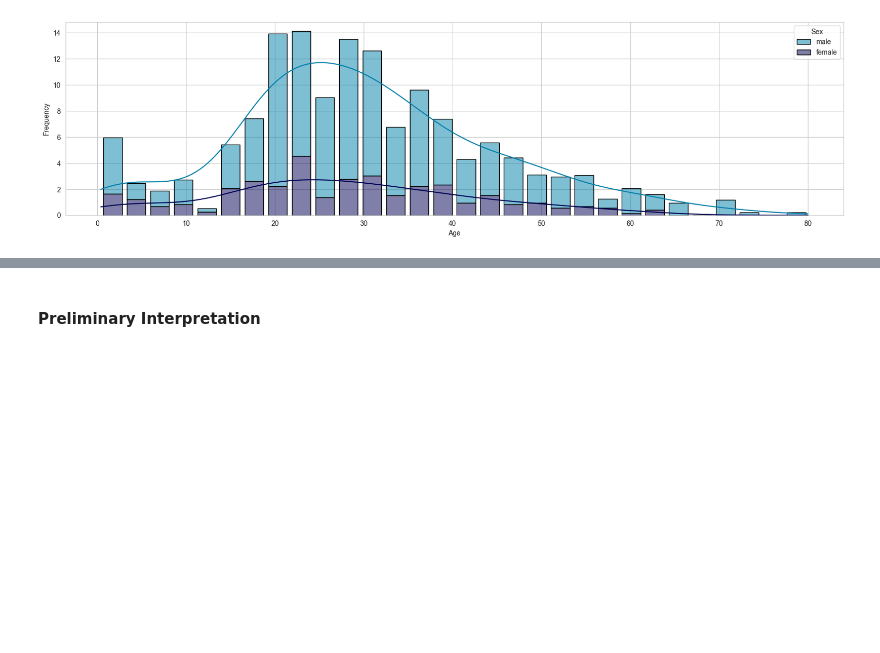
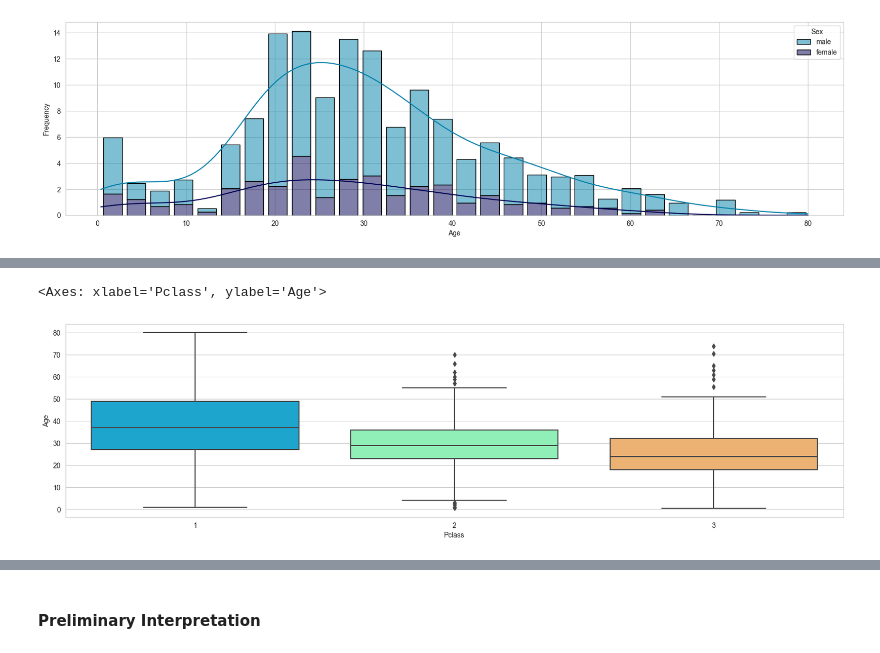
Before and after one commit to jordanriver/new_DS, a Jupyter notebook: Math/statistics/titanic_eda.ipynb, the cells around one changed output, grey strips where cells are left out. Drawn from its saved outputs; the diff is of its cells as text; code cells hidden in the pictures; blank space fills up the shorter version.

```diff
--- a/Math/statistics/titanic_eda.ipynb
+++ b/Math/statistics/titanic_eda.ipynb
@@ -356,0 +371,7 @@ axs[0, 1].legend(["Did Not Survive", "Survived"])
+# %%
+# Show a boxplot for each of the classes in the 'Pclass' feature by 'Age'
+fig = plt.figure(figsize=(20, 5))
+sns.boxplot(x="Pclass", y="Age", data=titanic_df, palette="rainbow")
+# %% [output]
+<Axes: xlabel='Pclass', ylabel='Age'>
+[figure, added]
```
Also changed, not shown: parts of 21 cells of this notebook, 3 other files.
